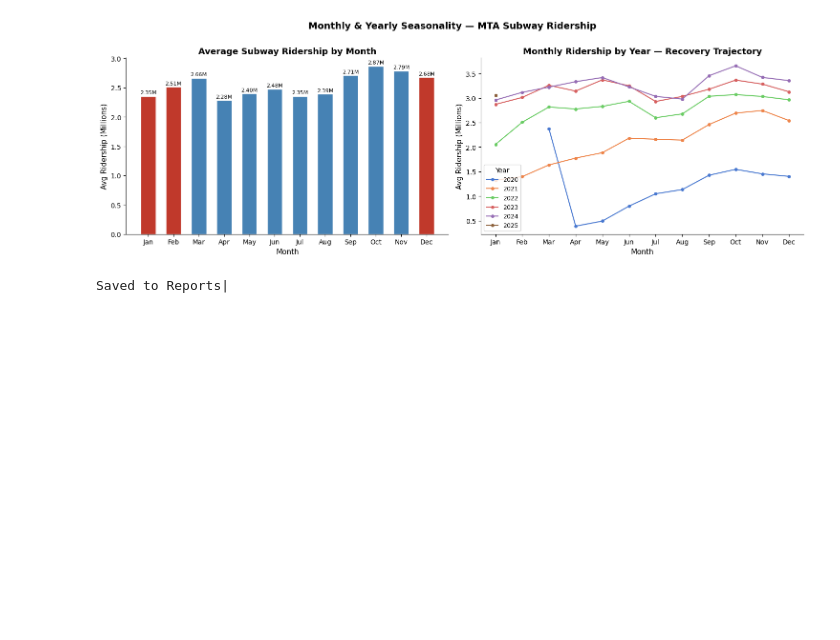
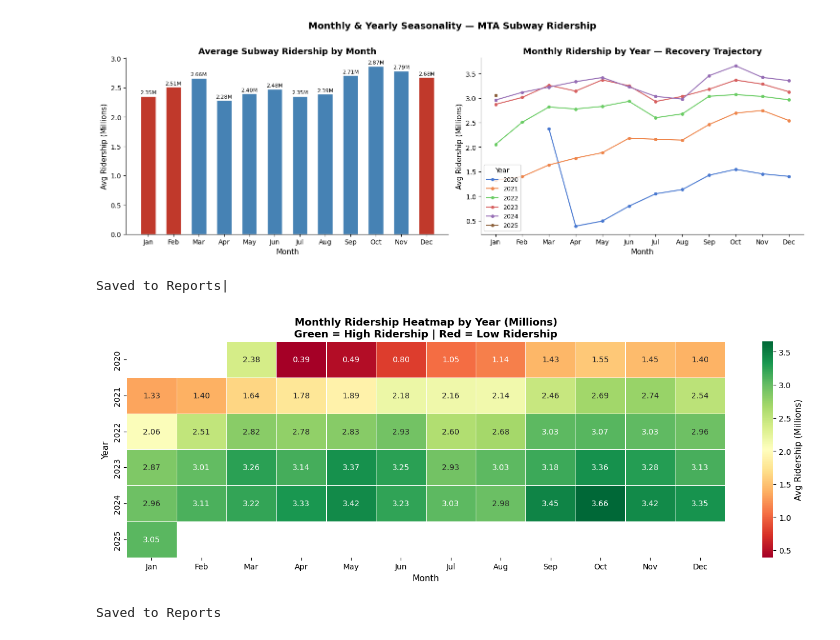
Before and after one commit to parasj17/MumbaiMobilityIQ, a Jupyter notebook: Notebooks/03_eda.ipynb, the cells around one changed output. Cells and saved outputs as stored; diff of their text form; code cells hidden in the pictures; blank space fills up the shorter version.

```diff
--- a/Notebooks/03_eda.ipynb
+++ b/Notebooks/03_eda.ipynb
@@ -295,6 +295,27 @@ Saved to Reports|
 # %%
 #Heatmap - Month vs Year
 
-pivot = df.groupby(['year','month'])[TARGET].mean().unstack()
+pivot = df.groupby(['year','month_name'])[TARGET].mean().unstack()
 pivot = pivot.reindex(columns=month_order)
 pivot = pivot / 1e6  # convert to millions
+
+plt.figure(figsize=(14, 5))
+sns.heatmap(
+    pivot,
+    annot=True,
+    fmt='.2f',
+    cmap='RdYlGn',
+    linewidths=0.5,
+    cbar_kws={'label': 'Avg Ridership (Millions)'}
+)
+plt.title("Monthly Ridership Heatmap by Year (Millions)\nGreen = High Ridership | Red = Low Ridership",
+          fontweight='bold', fontsize=13)
+plt.xlabel("Month")
+plt.ylabel("Year")
+plt.tight_layout()
+plt.savefig('../Reports/03_monthly_heatmap.png', dpi=150, bbox_inches='tight')
+plt.show()
+print("Saved to Reports")
+# %% [output]
+[figure, added]
+Saved to Reports
```
